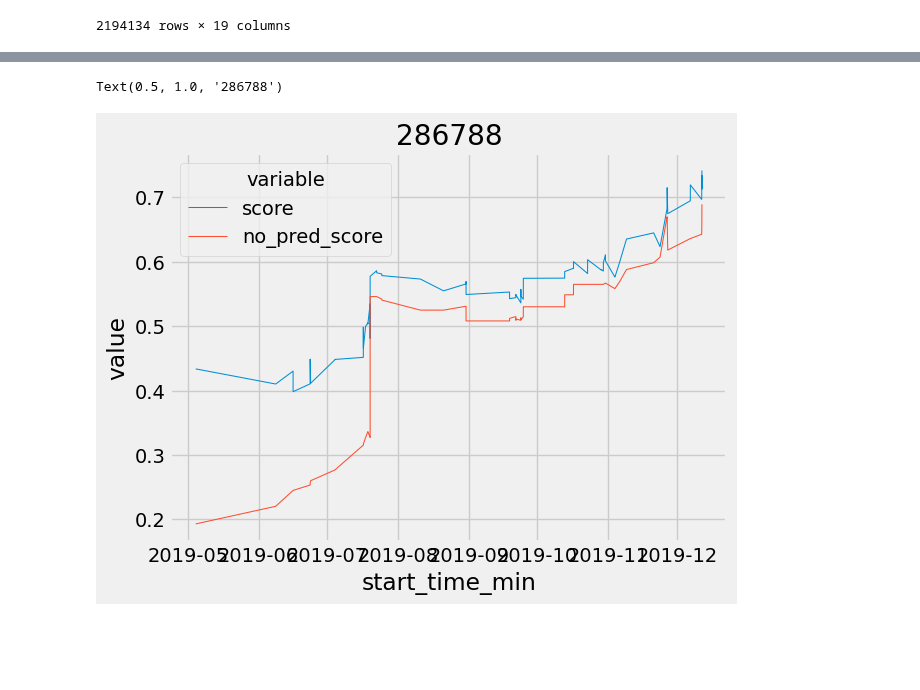
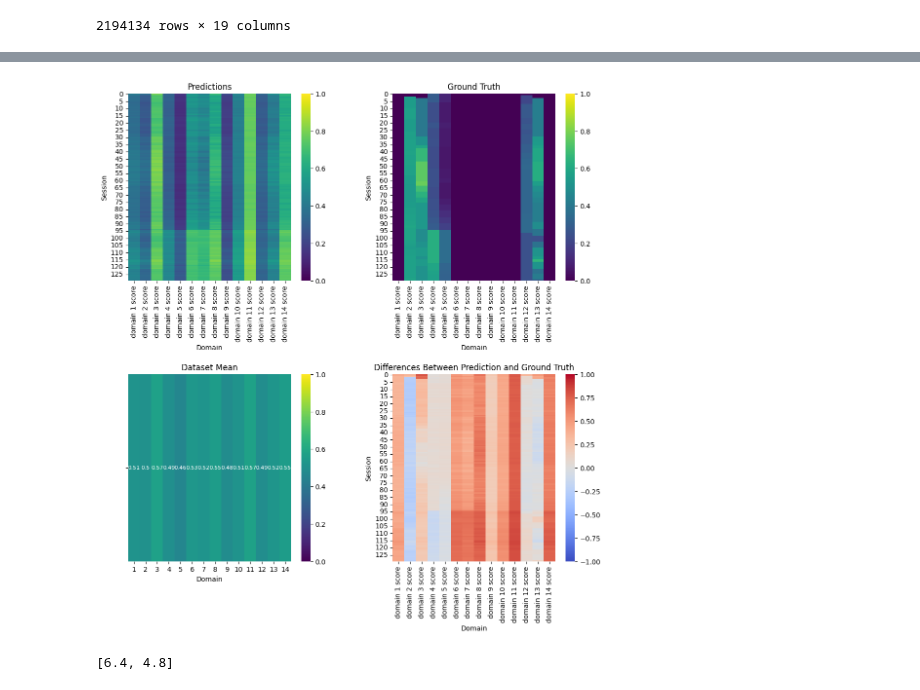
Before and after one commit to twchen88/ct_research, a Jupyter notebook: masking.ipynb, the cells around one changed output, grey strips where cells are left out. Saved outputs shown, nothing was run; the diff lists cells and outputs as text; code cells hidden in the pictures; blank space fills up the shorter version.

```diff
--- a/masking.ipynb
+++ b/masking.ipynb
@@ -562,8 +576,8 @@ def get_score(data : pd.DataFrame):
 # %%
 no_pred_scores = get_score(data[data.patient_id == pid])
 # %%
-temp = data[data.patient_id == pid].copy(deep=True)
-patient_data = temp.sort_values(by='start_time_min').reset_index()
-patient_data_scores = patient_data[column_names].to_numpy()
+# temp = data[data.patient_id == pid].copy(deep=True)
+# patient_data = temp.sort_values(by='start_time_min').reset_index()
+patient_data_scores = case_study_data[column_names].to_numpy()
 patient_data_scores.shape
 # %% [output]
@@ -614,0 +629,3 @@ patient_data["no_pred_score"] = no_pred_scores
+# %%
+# Calculate the difference
+difference = predictions - case_study_data.iloc[:, -14:]
@@ -614,0 +648,3 @@ patient_data["no_pred_score"] = no_pred_scores
+# %%
+predictions = pd.DataFrame(data=predictions, columns=column_names)
+predictions
@@ -615 +665,51 @@ patient_data["no_pred_score"] = no_pred_scores
+# %%
+# Create a figure for subplots
+plt.figure(figsize=(12, 12))  # Increase figure size if necessary
+
+# set vmin and vmax
+vmin = 0
+vmax = 1
+
+# Plotting the first matrix heatmap
+plt.subplot(2, 2, 1)
+sns.heatmap(predictions, cmap="viridis", cbar=True, vmin=vmin, vmax=vmax)
+plt.title("Predictions")
+plt.xlabel("Domain")
+plt.ylabel("Session")
+
+# Plotting the second matrix heatmap
+plt.subplot(2, 2, 2)
+sns.heatmap(case_study_data.iloc[:, -14:], cmap="viridis", cbar=True, vmin=vmin, vmax=vmax)
+plt.title("Ground Truth")
+plt.xlabel("Domain")
+plt.ylabel("Session")
+
+# Plotting the third matrix heatmap
+ax = plt.subplot(2, 2, 3)
+mean_data = np.mean(x_train, axis=0)[::2].reshape(1, -1)
+sns.heatmap(mean_data, cmap="viridis", cbar=True, annot=True, annot_kws={"size": 8}, vmin=vmin, vmax=vmax)
+plt.title("Dataset Mean")
+plt.xlabel("Domain")
+ax.set_xticklabels(range(1, 15))
+ax.set_yticklabels("")
+
+# Heatmap of difference between two matrices
+# Plotting the heatmap
+plt.subplot(2, 2, 4)
+sns.heatmap(difference, cmap="coolwarm", cbar=True, center=0, vmin=-1, vmax=1)
+plt.title("Differences Between Prediction and Ground Truth")
+plt.xlabel("Domain")
+plt.ylabel("Session")
+
+# Adjust the spacing between the plots and margins of the figure
+plt.subplots_adjust(hspace=0.5, wspace=0.3, top=0.9, bottom=0.1, left=0.1, right=0.9)
+
+# Show the plot
+plt.show()
+# %% [output]
+[figure, added]
+# %%
+print(plt.rcParams.get('figure.figsize'))
+# %% [output]
+[6.4, 4.8]
 # %%
@@ -617,8 +717,5 @@ patient_data["start_time_min"] = pd.to_datetime(patient_data["start_time_min"])
 # %%
-sns.lineplot(x="start_time_min", y="value", hue='variable', data=pd.melt(patient_data[["start_time_min", "score", "no_pred_score"]], ['start_time_min']),linewidth=0.75).set_title(pid)
+# sns.lineplot(x="start_time_min", y="value", hue='variable', data=pd.melt(case_study_data[["start_time_min", "score", "no_pred_score"]], ['start_time_min']),linewidth=0.75).set_title(pid)
-# %% [output]
-Text(0.5, 1.0, '286788')
-[figure, removed]
 # %%
 # torch.save(model.state_dict(), "model/model.pt")
 # artifact = wandb.Artifact('model', type='model')
```
Also changed, not shown: parts of 27 cells of this notebook.
